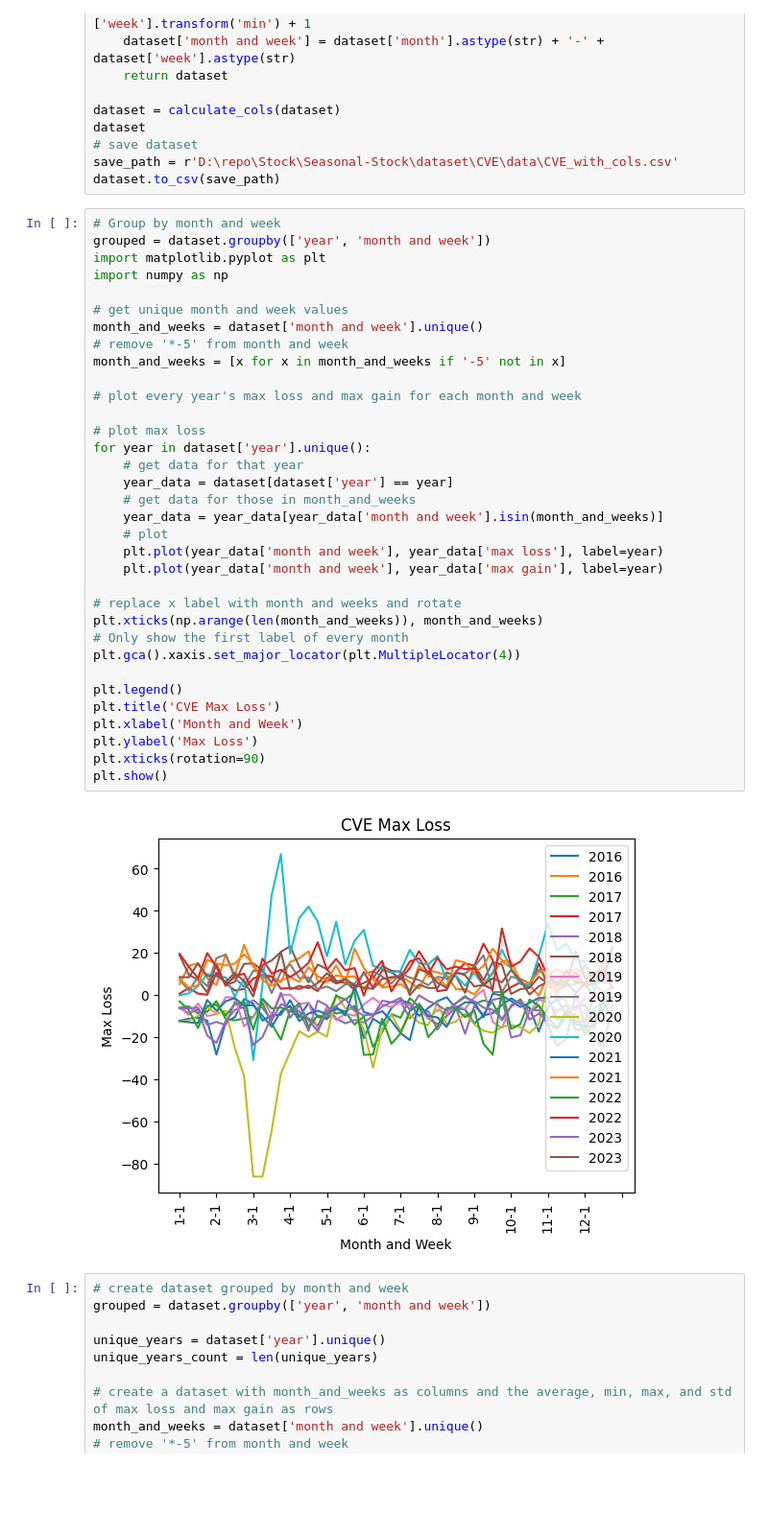
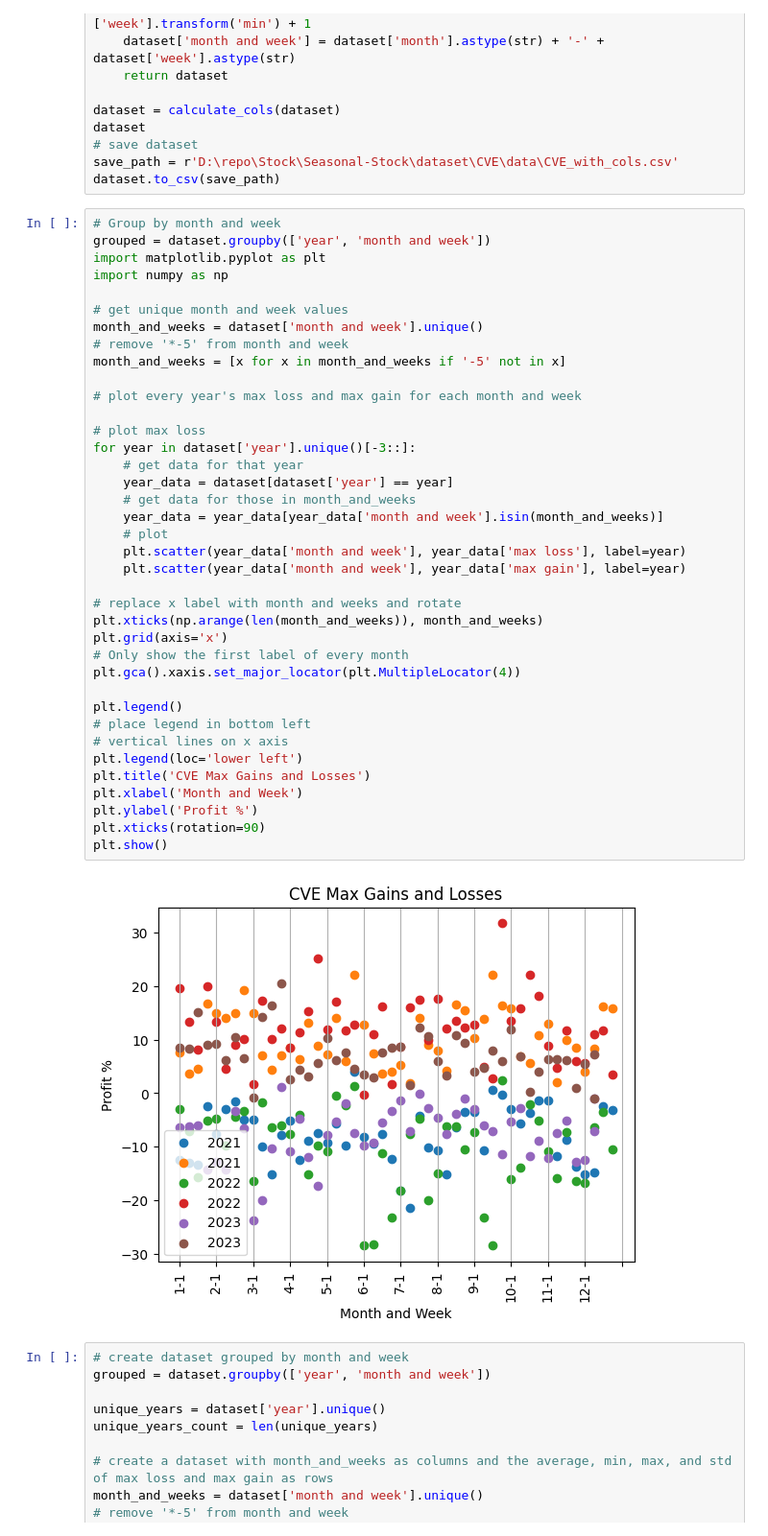
Before and after one commit to sibulus13/Seasonal-Stock, a Jupyter notebook: analysis.ipynb, the cells around one changed output. Shown at 96% size. Cells and saved outputs as stored; diff of their text form; blank space fills up the shorter version.

```diff
--- a/analysis.ipynb
+++ b/analysis.ipynb
@@ -81,39 +81,43 @@ dataset.to_csv(save_path)
 # %%
 # Group by month and week
 grouped = dataset.groupby(['year', 'month and week'])
 import matplotlib.pyplot as plt
 import numpy as np
 
 # get unique month and week values
 month_and_weeks = dataset['month and week'].unique()
 # remove '*-5' from month and week
 month_and_weeks = [x for x in month_and_weeks if '-5' not in x]
 
 # plot every year's max loss and max gain for each month and week
 
 # plot max loss
-for year in dataset['year'].unique():
+for year in dataset['year'].unique()[-3::]:
     # get data for that year
     year_data = dataset[dataset['year'] == year]
     # get data for those in month_and_weeks
     year_data = year_data[year_data['month and week'].isin(month_and_weeks)]
     # plot
-    plt.plot(year_data['month and week'], year_data['max loss'], label=year)
-    plt.plot(year_data['month and week'], year_data['max gain'], label=year)
+    plt.scatter(year_data['month and week'], year_data['max loss'], label=year)
+    plt.scatter(year_data['month and week'], year_data['max gain'], label=year)
 
 # replace x label with month and weeks and rotate
 plt.xticks(np.arange(len(month_and_weeks)), month_and_weeks)
+plt.grid(axis='x')
 # Only show the first label of every month
 plt.gca().xaxis.set_major_locator(plt.MultipleLocator(4))
 
 plt.legend()
-plt.title('CVE Max Loss')
+# place legend in bottom left
+# vertical lines on x axis
+plt.legend(loc='lower left')
+plt.title('CVE Max Gains and Losses')
 plt.xlabel('Month and Week')
-plt.ylabel('Max Loss')
+plt.ylabel('Profit %')
 plt.xticks(rotation=90)
 plt.show()
 # %% [output]
-[figure, old version]
+[figure, new version]
 # %%
 # create dataset grouped by month and week
 grouped = dataset.groupby(['year', 'month and week'])
```
Also changed, not shown: parts of 1 cell of this notebook, 3 other files.
